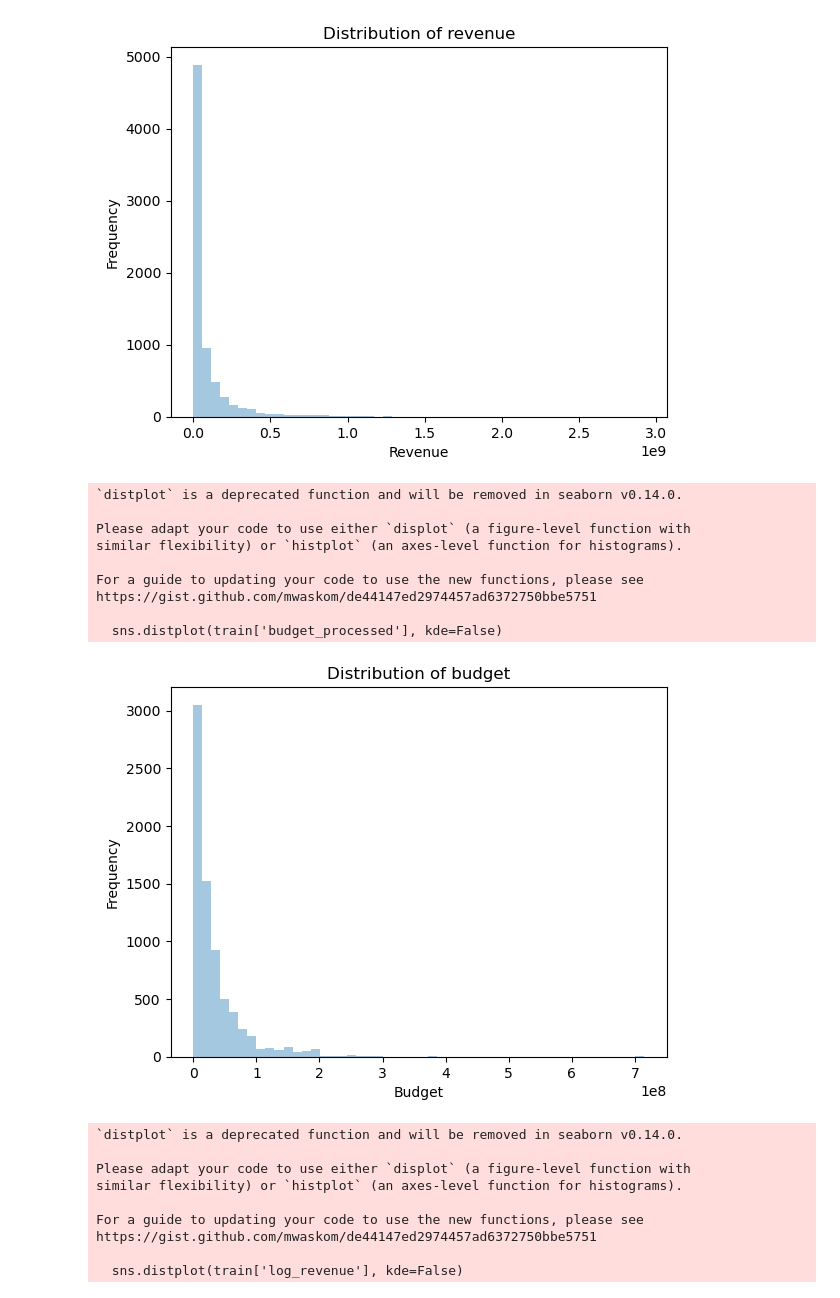
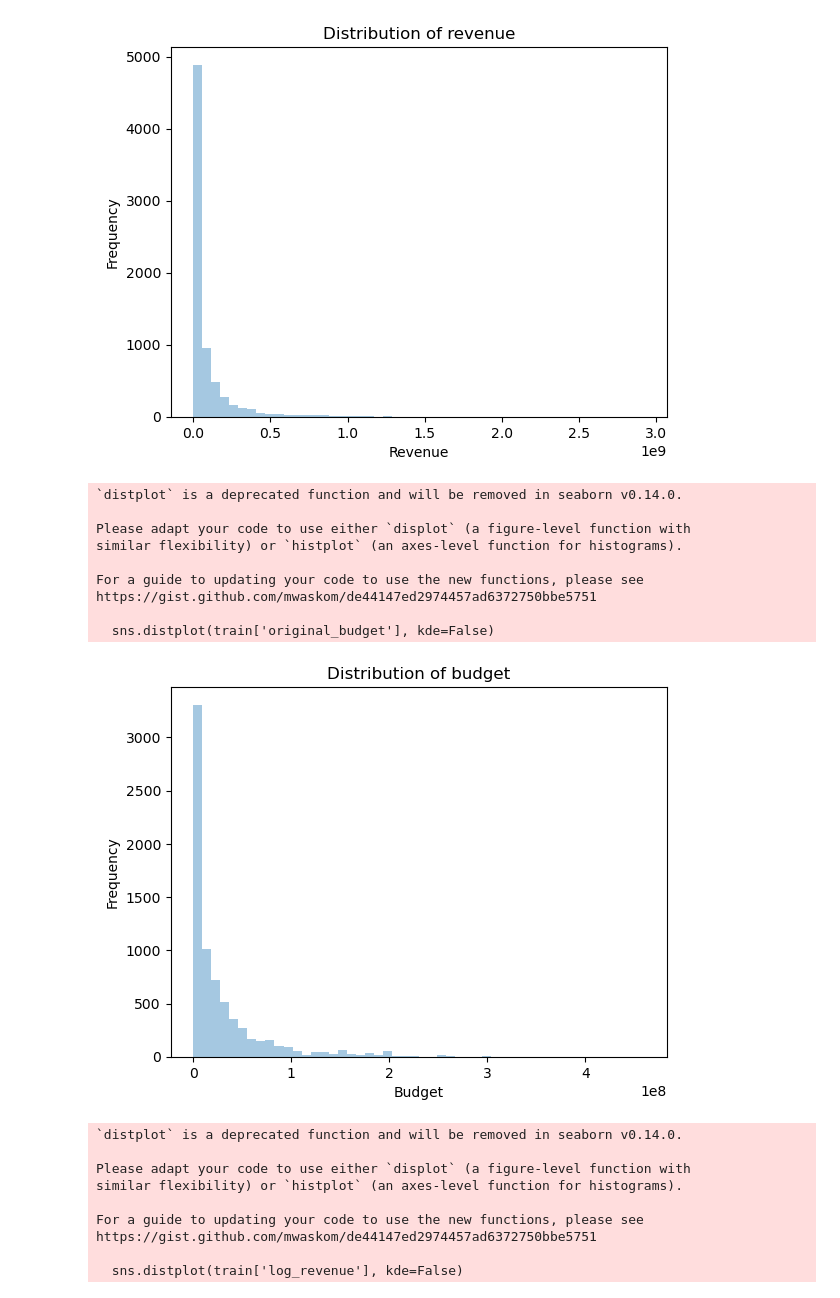
Before and after one commit to RyanYuanyang/TMDB-Movie-Prediction, a Jupyter notebook: Model.ipynb, the cells around one changed output. Saved outputs shown, nothing was run; the diff lists cells and outputs as text; code cells hidden in the pictures.

```diff
--- a/Model.ipynb
+++ b/Model.ipynb
@@ -63,6 +63,6 @@ print(test.columns.values)
 # %%
-train['log_budget']=np.log1p(train['budget_processed'])
-test['log_budget']=np.log1p(test['budget_processed'])
+train['log_budget']=np.log1p(train['original_budget'])
+test['log_budget']=np.log1p(test['original_budget'])
 # %% [markdown]
 ## Error Detection Models
 Error Detection Models are used to detect errors in the dataset. It is a classier that classifies the data into two classes: error and non-error. We will use lightgbm as our error detection model.
@@ -90,22 +90,22 @@ https://gist.github.com/mwaskom/de44147ed2974457ad6372750bbe5751
 [figure]
 # %%
 #plot the distribution of the budget in the training set
-sns.distplot(train['budget_processed'], kde=False)
+sns.distplot(train['original_budget'], kde=False)
 plt.title('Distribution of budget')
 plt.xlabel('Budget')
 plt.ylabel('Frequency')
 plt.show()
 # %% [output]
 `distplot` is a deprecated function and will be removed in seaborn v0.14.0.
 
 Please adapt your code to use either `displot` (a figure-level function with
 similar flexibility) or `histplot` (an axes-level function for histograms).
 
 For a guide to updating your code to use the new functions, please see
 https://gist.github.com/mwaskom/de44147ed2974457ad6372750bbe5751
 
-  sns.distplot(train['budget_processed'], kde=False)
+  sns.distplot(train['original_budget'], kde=False)
-[figure, old version]
+[figure, new version]
 # %%
 # plot the distribution of the log of the revenue in the training set
 sns.distplot(train['log_revenue'], kde=False)
```
Also changed, not shown: parts of 16 cells of this notebook, 8 other files.
